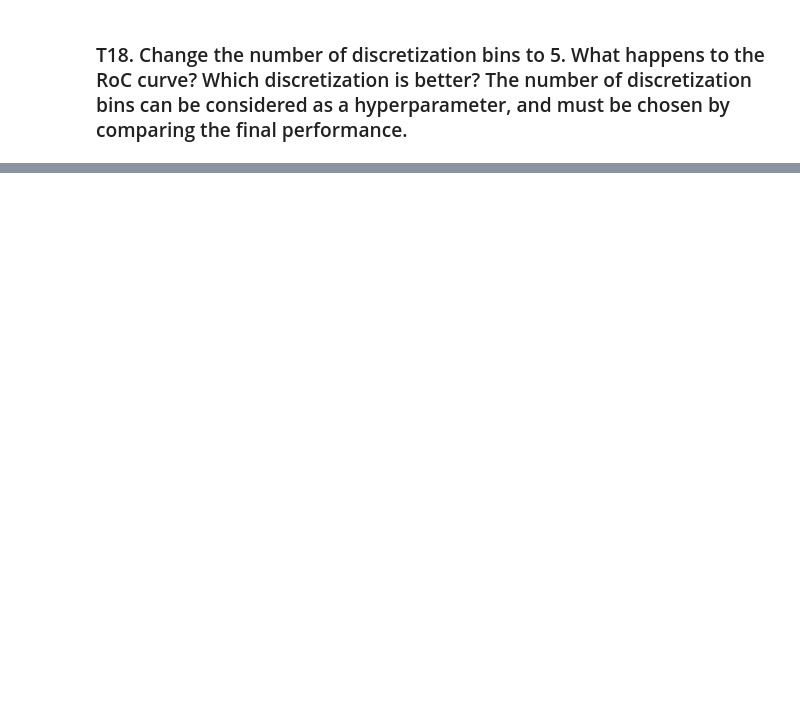
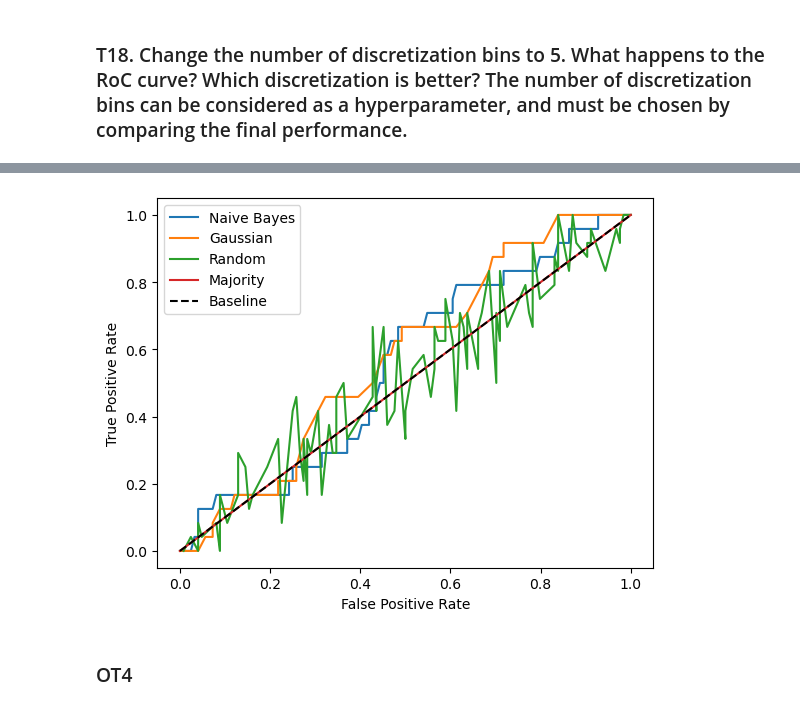
Before and after one commit to ADNCRICH/CU_submission, a Jupyter notebook: Pattern_Recognition/HW2/Pattern_HW2_student_2024.ipynb, the cells around one changed output, grey strips where cells are left out. Cells and saved outputs as stored; diff of their text form; code cells hidden in the pictures; blank space fills up the shorter version.

```diff
--- a/Pattern_Recognition/HW2/Pattern_HW2_student_2024.ipynb
+++ b/Pattern_Recognition/HW2/Pattern_HW2_student_2024.ipynb
@@ -631,0 +651,65 @@ model2.fit_params(x_train, y_train, 5)
+# %%
+data_train, data_test, bins = prepare_train(df, use_feature, 0.1, 5)
+x_train = data_train[:, :-1]
+y_train = data_train[:, -1]
+x_test = data_test[:, :-1]
+y_test = data_test[:, -1]
+
+model2 = SimpleBayesClassifier(n_pos = prior_1, n_neg = prior_0)
+a = model2.fit_params(x_train, y_train, 5)
+a = model2.fit_gaussian_params(x_train, y_train)
+# %%
+mi = -80
+ma = 15
+t = np.arange(mi, ma, 0.03)
+TPR_naive, FPR_naive = [], []
+TPR_gaus, FPR_gaus = [], []
+for thr in t:
+    y_pred = model.predict(x_test, thr)
+    y_pred_gaus = model.gaussian_predict(x_test, thr)
+    _, _, tpr, _, fpr = evaluate(y_test, y_pred, False)
+    _, _, tpr2, _, fpr2 = evaluate(y_test, y_pred_gaus, False)
+    TPR_naive.append(tpr)
+    FPR_naive.append(fpr)
+    TPR_gaus.append(tpr2)
+    FPR_gaus.append(fpr2)
+TPR_naive = np.array(TPR_naive)
+FPR_naive = np.array(FPR_naive)
+TPR_gaus = np.array(TPR_gaus)
+FPR_gaus = np.array(FPR_gaus)
+all = []
+TPR_rand, FPR_rand = [], []
+TPR_marj, FPR_marj = [], []
+t = np.arange(0, 1, 0.01)
+for thr in t:
+    y_pred = randon_predict(x_test, thr)
+    _, _, tpr, _, fpr = evaluate(y_test, y_pred, False)
+    all.append([tpr, fpr])
+t = np.arange(-1, 1, 0.01)
+for thr in t:
+    y_pred = (np.zeros(y_test.shape[0]) if prior_0 - prior_1 > thr else np.ones(y_test.shape[0]))
+    _, _, tpr, _, fpr = evaluate(y_test, y_pred, False)
+    TPR_marj.append(tpr)
+    FPR_marj.append(fpr)
+all = sorted(all, key=lambda x: (x[1], x[0]))
+for i in range(len(all)):
+    TPR_rand.append(all[i][0])
+    FPR_rand.append(all[i][1])
+TPR_rand = np.array(TPR_rand)
+FPR_rand = np.array(FPR_rand)
+TPR_marj = np.array(TPR_marj)
+FPR_marj = np.array(FPR_marj)
+
+plt.plot(FPR_naive, TPR_naive)
+plt.plot(FPR_gaus, TPR_gaus)
+plt.plot(FPR_rand, TPR_rand)
+plt.plot(FPR_marj, TPR_marj)
+plt.plot([0, 1], [0, 1], 'k--')
+plt.xlabel('False Positive Rate')
+plt.ylabel('True Positive Rate')
+plt.legend(['Naive Bayes', 'Gaussian', 'Random', 'Majority','Baseline'])
+plt.show()
+# %% [output]
+[figure, added]
+# %% [markdown]
+### OT4
```
Also changed, not shown: parts of 16 cells of this notebook, 1 other file.
